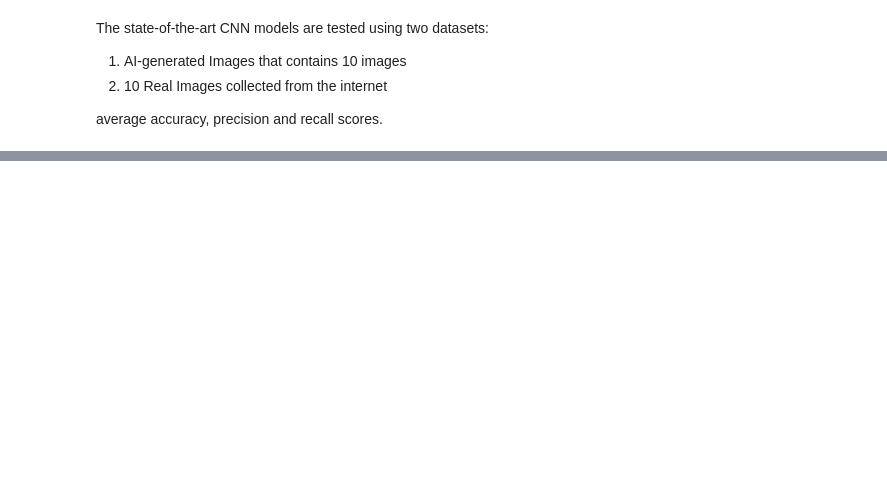
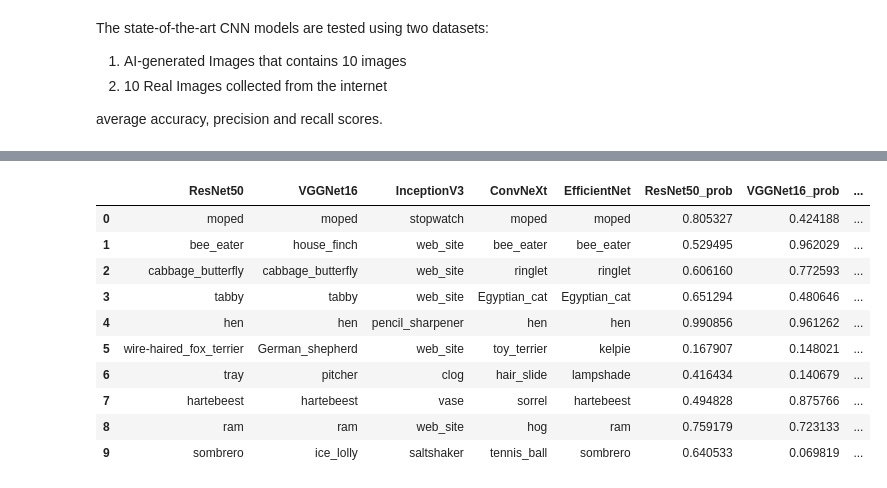
Before and after one commit to myothida/DeepLearning, a Jupyter notebook: chapter3/Project_01/01_classify_image.ipynb, the cells around one changed output, grey strips where cells are left out. Saved outputs shown, nothing was run; the diff lists cells and outputs as text; code cells hidden in the pictures; blank space fills up the shorter version.

```diff
--- a/chapter3/Project_01/01_classify_image.ipynb
+++ b/chapter3/Project_01/01_classify_image.ipynb
@@ -47,25 +47,3 @@ preds1 = model.classify_image('ResNet50', img)
 # Print the top predictions
 for pred in preds1:
     print(f"{pred[1]}: {pred[2]}, {pred[3]}")
-# %%
-import cnn_models
-import pandas as pd
-from keras.utils import load_img  #type: ignore
-
-
-# Specify the image path
-img_path = './imgs/dog.jpeg'
-img = load_img(img_path)
-
-model = cnn_models.cnnModels()
-model_name = ['ResNet50', 'VGGNet16', 'InceptionV3', 'ConvNeXt', 'EfficientNet']
-flat_preds = []
-
-for name in model_name:
-    preds = model.classify_image(name, img)
-    flat_preds.extend([item for sublist in preds for item in sublist])
-
-
-df_flat_preds = pd.DataFrame(flat_preds, columns=['model', 'Class', 'Probability'])
-df_flat_preds['model']= model_name
-df_flat_preds
@@ -115,0 +97,14 @@ Downloading data from https://storage.googleapis.com/tensorflow/keras-applicatio
+# %%
+real_result
+# %% [output]
+|  | ResNet50 | VGGNet16 | InceptionV3 | ConvNeXt | EfficientNet | ResNet50_prob | VGGNet16_prob | ... |
+| 0 | moped | moped | stopwatch | moped | moped | 0.805327 | 0.424188 | ... |
+| 1 | bee_eater | house_finch | web_site | bee_eater | bee_eater | 0.529495 | 0.962029 | ... |
+| 2 | cabbage_butterfly | cabbage_butterfly | web_site | ringlet | ringlet | 0.606160 | 0.772593 | ... |
+| 3 | tabby | tabby | web_site | Egyptian_cat | Egyptian_cat | 0.651294 | 0.480646 | ... |
+| 4 | hen | hen | pencil_sharpener | hen | hen | 0.990856 | 0.961262 | ... |
+| 5 | wire-haired_fox_terrier | German_shepherd | web_site | toy_terrier | kelpie | 0.167907 | 0.148021 | ... |
+| 6 | tray | pitcher | clog | hair_slide | lampshade | 0.416434 | 0.140679 | ... |
+| 7 | hartebeest | hartebeest | vase | sorrel | hartebeest | 0.494828 | 0.875766 | ... |
+| 8 | ram | ram | web_site | hog | ram | 0.759179 | 0.723133 | ... |
+| 9 | sombrero | ice_lolly | saltshaker | tennis_ball | sombrero | 0.640533 | 0.069819 | ... |
```
Also changed, not shown: parts of 5 cells of this notebook, 3 other files.
